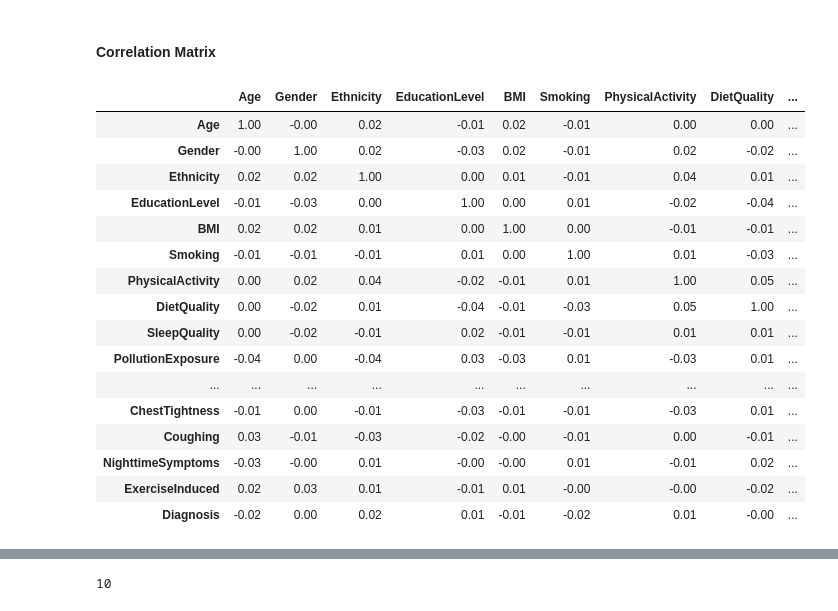
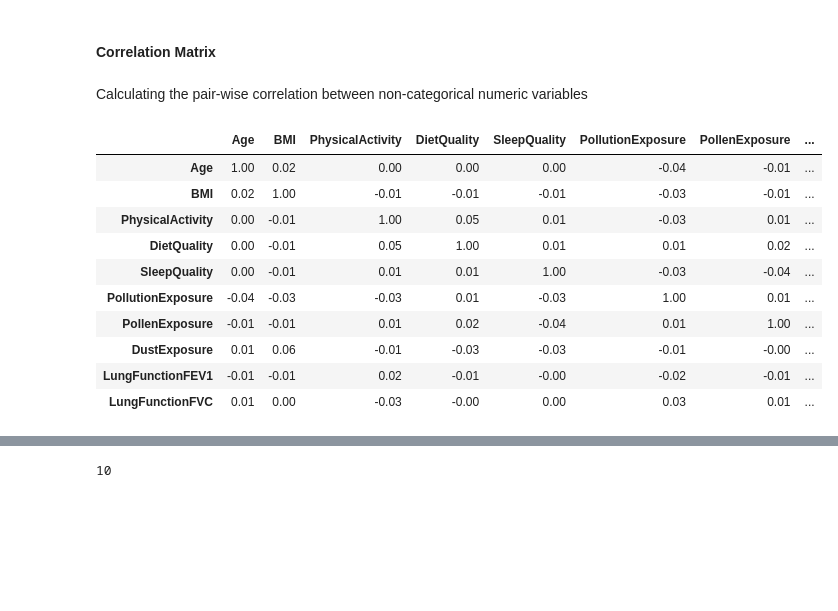
Before and after one commit to kchomakova/ai_upskill_2025_datascience, a Jupyter notebook: notebooks/Data Exploration.ipynb, the cells around one changed output, grey strips where cells are left out. Saved outputs shown, nothing was run; the diff lists cells and outputs as text; code cells hidden in the pictures; blank space fills up the shorter version.

```diff
--- a/notebooks/Data Exploration.ipynb
+++ b/notebooks/Data Exploration.ipynb
@@ -171,25 +171,21 @@ for col in asthma_dataset_num_cols.columns:
 Nothing stands out for me as of now from plotting the numeric variables.
 # %% [markdown]
 #### Correlation Matrix
+# %% [markdown]
+Calculating the pair-wise correlation between non-categorical numeric variables
 # %%
-corr_matrix = asthma_dataset[[col for col in asthma_dataset.columns if col not in  ['PatientID', 'DoctorInCharge']]].corr().round(2)
+corr_matrix = asthma_dataset[[col for col in asthma_dataset.columns if (col not in  ['PatientID', 'DoctorInCharge']) & (col not in asthma_int_cols.columns)]].corr().round(2)
 corr_matrix
 # %% [output]
-|  | Age | Gender | Ethnicity | EducationLevel | BMI | Smoking | PhysicalActivity | DietQuality | ... |
-| Age | 1.00 | -0.00 | 0.02 | -0.01 | 0.02 | -0.01 | 0.00 | 0.00 | ... |
-| Gender | -0.00 | 1.00 | 0.02 | -0.03 | 0.02 | -0.01 | 0.02 | -0.02 | ... |
-| Ethnicity | 0.02 | 0.02 | 1.00 | 0.00 | 0.01 | -0.01 | 0.04 | 0.01 | ... |
-| EducationLevel | -0.01 | -0.03 | 0.00 | 1.00 | 0.00 | 0.01 | -0.02 | -0.04 | ... |
-| BMI | 0.02 | 0.02 | 0.01 | 0.00 | 1.00 | 0.00 | -0.01 | -0.01 | ... |
-| Smoking | -0.01 | -0.01 | -0.01 | 0.01 | 0.00 | 1.00 | 0.01 | -0.03 | ... |
-| PhysicalActivity | 0.00 | 0.02 | 0.04 | -0.02 | -0.01 | 0.01 | 1.00 | 0.05 | ... |
-| DietQuality | 0.00 | -0.02 | 0.01 | -0.04 | -0.01 | -0.03 | 0.05 | 1.00 | ... |
-| SleepQuality | 0.00 | -0.02 | -0.01 | 0.02 | -0.01 | -0.01 | 0.01 | 0.01 | ... |
-| PollutionExposure | -0.04 | 0.00 | -0.04 | 0.03 | -0.03 | 0.01 | -0.03 | 0.01 | ... |
-| ... | ... | ... | ... | ... | ... | ... | ... | ... | ... |
-| ChestTightness | -0.01 | 0.00 | -0.01 | -0.03 | -0.01 | -0.01 | -0.03 | 0.01 | ... |
-| Coughing | 0.03 | -0.01 | -0.03 | -0.02 | -0.00 | -0.01 | 0.00 | -0.01 | ... |
-| NighttimeSymptoms | -0.03 | -0.00 | 0.01 | -0.00 | -0.00 | 0.01 | -0.01 | 0.02 | ... |
-| ExerciseInduced | 0.02 | 0.03 | 0.01 | -0.01 | 0.01 | -0.00 | -0.00 | -0.02 | ... |
-| Diagnosis | -0.02 | 0.00 | 0.02 | 0.01 | -0.01 | -0.02 | 0.01 | -0.00 | ... |
+|  | Age | BMI | PhysicalActivity | DietQuality | SleepQuality | PollutionExposure | PollenExposure | ... |
+| Age | 1.00 | 0.02 | 0.00 | 0.00 | 0.00 | -0.04 | -0.01 | ... |
+| BMI | 0.02 | 1.00 | -0.01 | -0.01 | -0.01 | -0.03 | -0.01 | ... |
+| PhysicalActivity | 0.00 | -0.01 | 1.00 | 0.05 | 0.01 | -0.03 | 0.01 | ... |
+| DietQuality | 0.00 | -0.01 | 0.05 | 1.00 | 0.01 | 0.01 | 0.02 | ... |
+| SleepQuality | 0.00 | -0.01 | 0.01 | 0.01 | 1.00 | -0.03 | -0.04 | ... |
+| PollutionExposure | -0.04 | -0.03 | -0.03 | 0.01 | -0.03 | 1.00 | 0.01 | ... |
+| PollenExposure | -0.01 | -0.01 | 0.01 | 0.02 | -0.04 | 0.01 | 1.00 | ... |
+| DustExposure | 0.01 | 0.06 | -0.01 | -0.03 | -0.03 | -0.01 | -0.00 | ... |
+| LungFunctionFEV1 | -0.01 | -0.01 | 0.02 | -0.01 | -0.00 | -0.02 | -0.01 | ... |
+| LungFunctionFVC | 0.01 | 0.00 | -0.03 | -0.00 | 0.00 | 0.03 | 0.01 | ... |
 # %%
```
Also changed, not shown: parts of 3 cells of this notebook, 3 other files.
